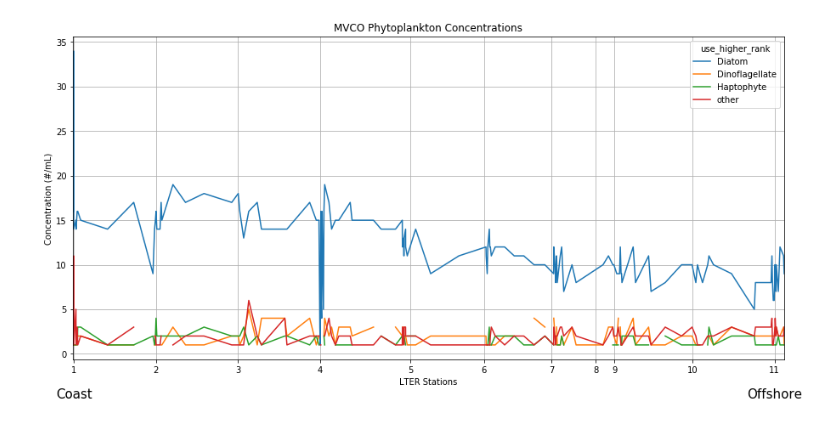
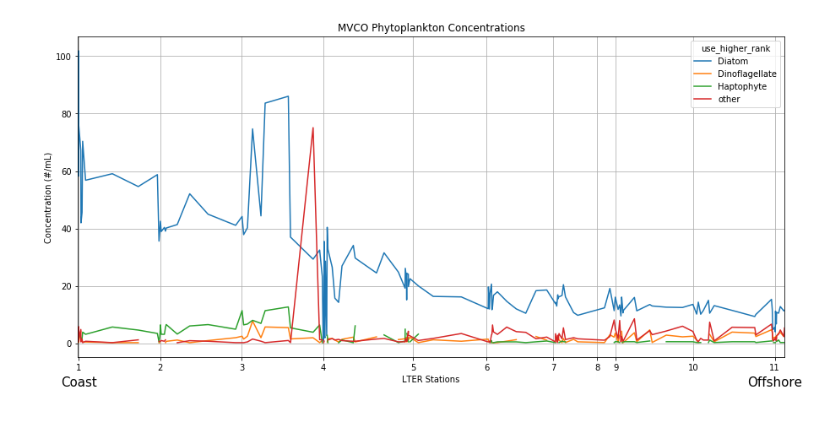
Before and after one commit to klqi/EDI-NES-LTER-2019, a Jupyter notebook: plot1/concentration_geographic_analysis.ipynb, the cells around one changed output. Drawn from its saved outputs; the diff is of its cells as text; code cells hidden in the pictures.

Commit message:
Fixed concentration calculation

```diff
--- a/plot1/concentration_geographic_analysis.ipynb
+++ b/plot1/concentration_geographic_analysis.ipynb
@@ -12,22 +12,22 @@ samples.concentration = samples.concentration.astype(float)
 # %%
 # take duplicate latitudes and add their concentrations together
 fig, ax = plt.subplots(figsize=(15,7))
 # use unstack()
-grouped = samples.groupby(['gps_furuno_latitude','use_higher_rank']).count()['concentration']
+grouped = samples.groupby(['gps_furuno_latitude','use_higher_rank']).sum()['concentration']
 grouped.unstack().plot(ax=ax)
 # add titles and axes labels
 plt.xlabel('LTER Stations')
 plt.ylabel('Concentration (#/mL)')
 plt.title('MVCO Phytoplankton Concentrations')
 plt.grid(True)
 # set stations as tick marks
 ax.set_xticks([41.1967, 41.03, 40.8633, 40.6967, 40.5133, 40.3633, 40.2267, 40.1367, 40.0983, 39.94, 39.7733])
 ax.set_xticklabels(np.arange(1,12))
 # set comments
-ax.text(41.1967, -5, "Coast", size = 15, ha = 'center')
-ax.text(39.7733, -5, "Offshore", size = 15, ha = 'center')
+ax.text(41.1967, -15, "Coast", size = 15, ha = 'center')
+ax.text(39.7733, -15, "Offshore", size = 15, ha = 'center')
 # invert x axis
 ax.invert_xaxis()
 plt.show()
 # %% [output]
-[figure, old version]
+[figure, new version]
```
